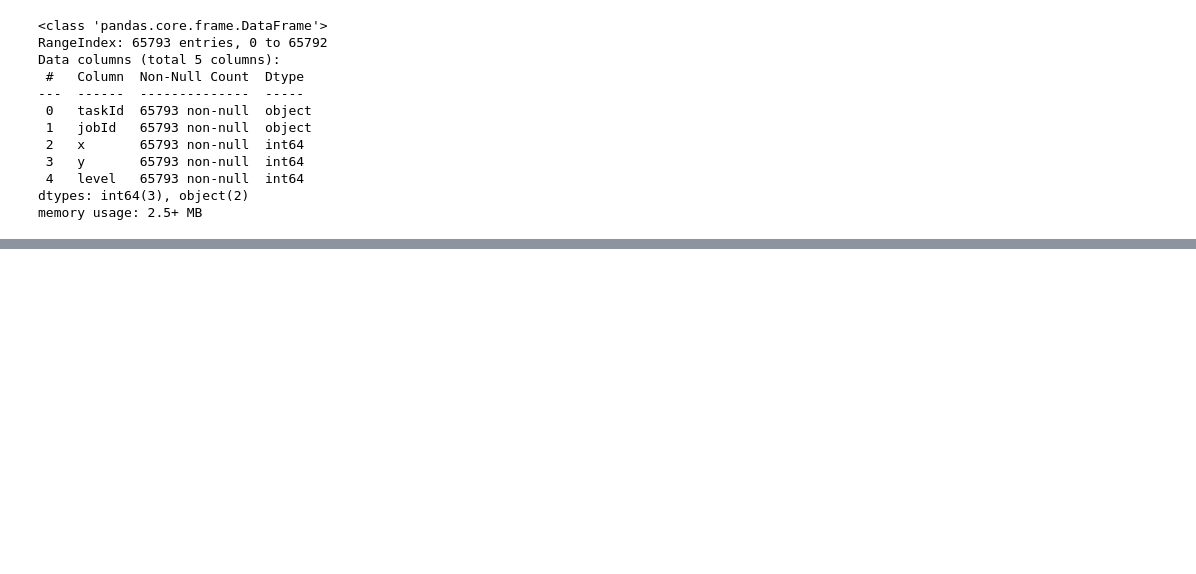
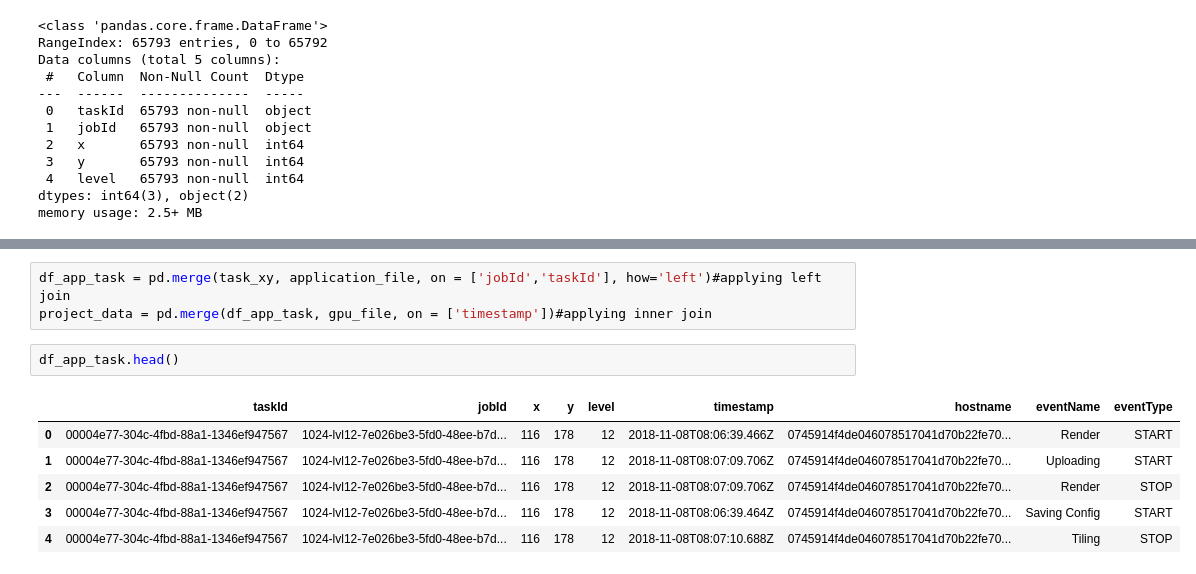
Before and after one commit to VishalPawar08/Cloud-Computing---TeraPixel, a Jupyter notebook: TeraPixel Original .ipynb, the cells around one changed output, grey strips where cells are left out. Cells and saved outputs as stored; diff of their text form; blank space fills up the shorter version.

```diff
--- a/TeraPixel Original .ipynb
+++ b/TeraPixel Original .ipynb
@@ -131,0 +139,12 @@ memory usage: 2.5+ MB
+# %%
+df_app_task = pd.merge(task_xy, application_file, on = ['jobId','taskId'], how='left')#applying left join
+project_data = pd.merge(df_app_task, gpu_file, on = ['timestamp'])#applying inner join
+# %%
+df_app_task.head()
+# %% [output]
+|  | taskId | jobId | x | y | level | timestamp | hostname | eventName | eventType |
+| 0 | 00004e77-304c-4fbd-88a1-1346ef947567 | 1024-lvl12-7e026be3-5fd0-48ee-b7d... | 116 | 178 | 12 | 2018-11-08T08:06:39.466Z | 0745914f4de046078517041d70b22fe70... | Render | START |
+| 1 | 00004e77-304c-4fbd-88a1-1346ef947567 | 1024-lvl12-7e026be3-5fd0-48ee-b7d... | 116 | 178 | 12 | 2018-11-08T08:07:09.706Z | 0745914f4de046078517041d70b22fe70... | Uploading | START |
+| 2 | 00004e77-304c-4fbd-88a1-1346ef947567 | 1024-lvl12-7e026be3-5fd0-48ee-b7d... | 116 | 178 | 12 | 2018-11-08T08:07:09.706Z | 0745914f4de046078517041d70b22fe70... | Render | STOP |
+| 3 | 00004e77-304c-4fbd-88a1-1346ef947567 | 1024-lvl12-7e026be3-5fd0-48ee-b7d... | 116 | 178 | 12 | 2018-11-08T08:06:39.464Z | 0745914f4de046078517041d70b22fe70... | Saving Config | START |
+| 4 | 00004e77-304c-4fbd-88a1-1346ef947567 | 1024-lvl12-7e026be3-5fd0-48ee-b7d... | 116 | 178 | 12 | 2018-11-08T08:07:10.688Z | 0745914f4de046078517041d70b22fe70... | Tiling | STOP |
```
Also changed, not shown: parts of 4 cells of this notebook.
